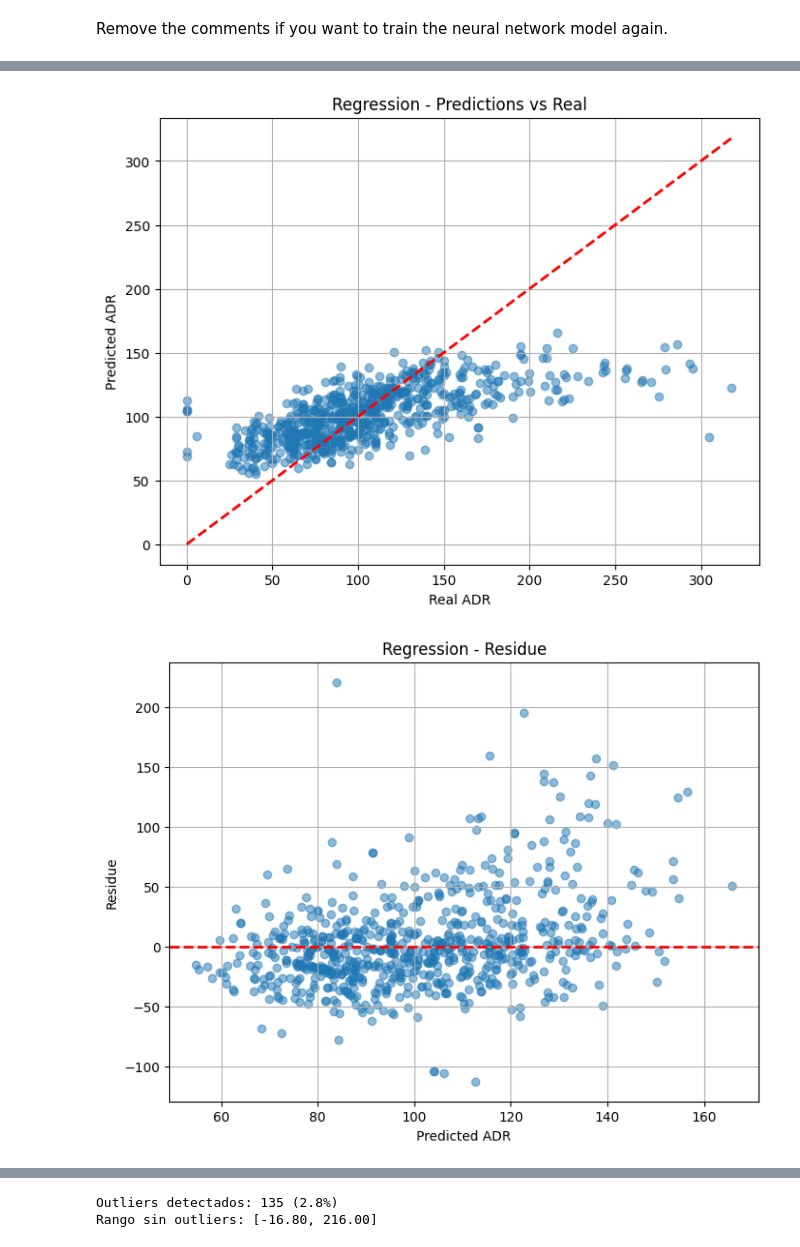
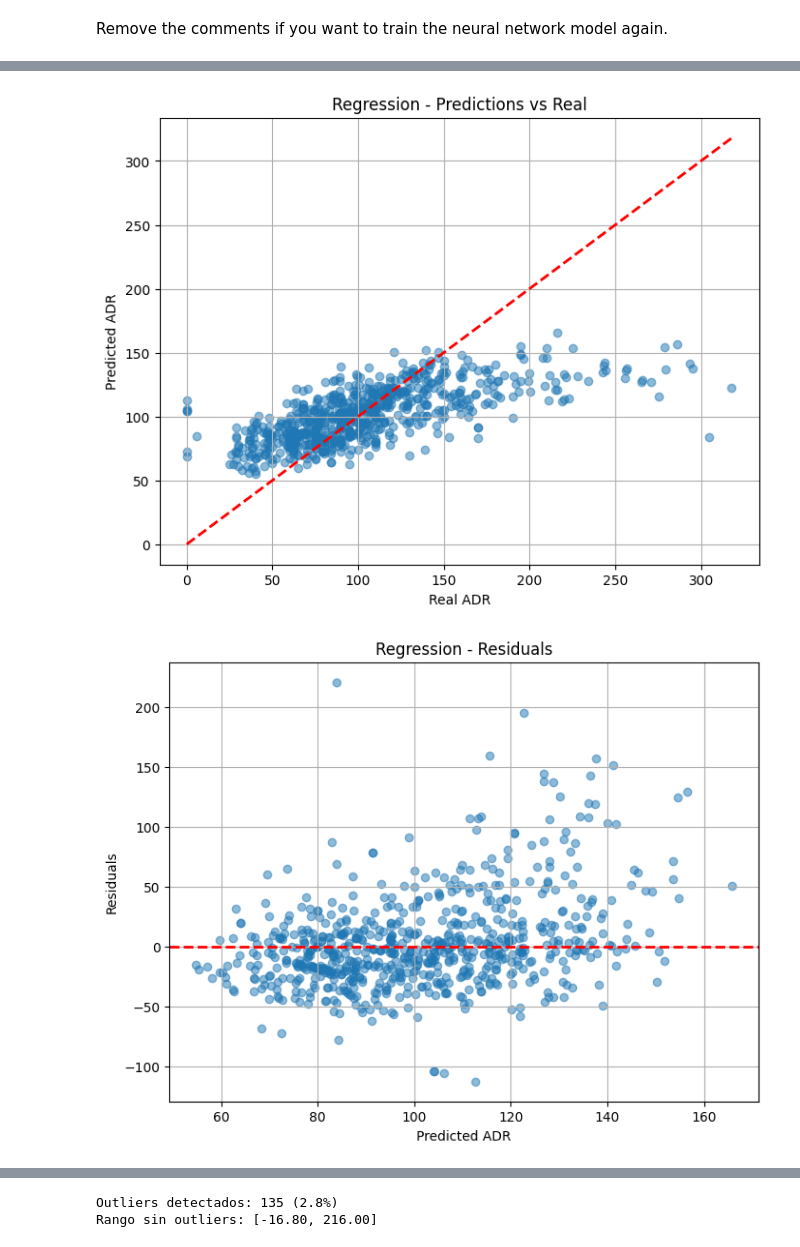
Before and after one commit to d1mo22/MD, a Jupyter notebook: Scripts/ANN.ipynb, the cells around one changed output, grey strips where cells are left out. Saved outputs shown, nothing was run; the diff lists cells and outputs as text; code cells hidden in the pictures.

```diff
--- a/Scripts/ANN.ipynb
+++ b/Scripts/ANN.ipynb
@@ -398,8 +417,8 @@ plt.figure(figsize=(8, 6))
 plt.scatter(y_pred_reg, residuos, alpha=0.5)
 plt.axhline(y=0, color='r', linestyle='--', lw=2)
 plt.xlabel('Predicted ADR')
-plt.ylabel('Residue')
-plt.title('Regression - Residue')
+plt.ylabel('Residuals')
+plt.title('Regression - Residuals')
 plt.grid(True)
 plt.show()
 
@@ -420,34 +439,34 @@ print(f"  Architecture: {best_cat['architecture']}")
 print(f"  Activation: {best_cat['activation']}")
 print(f"  Val AUC: {best_cat['val_auc']:.4f}")
 print(f"  Test AUC: {best_cat['test_auc']:.4f}")
 
 print()
 print("BEST REGRESSION MODEL CONFIGURATION:")
 print(f"  Architecture: {best_num['architecture']}")
 print(f"  Activation: {best_num['activation']}")
 print(f"  Val MAE: {best_num['val_mae']:.4f}")
 print(f"  Test MAE: {best_num['test_mae']:.4f}")
 # %% [output]
 Clasification model evaluation (Canceled)
 Loss: 0.3814
 Accuracy: 0.8205
 AUC: 0.9048
 
 Regression model evaluation (ADR)
 MSE: 1506.0046
 MAE: 27.1658
 [figure]
 Clasification Report:
               precision    recall  f1-score   support
 
 No Cancelado       0.86      0.85      0.86       458
    Cancelado       0.76      0.76      0.76       272
 
     accuracy                           0.82       730
    macro avg       0.81      0.81      0.81       730
 weighted avg       0.82      0.82      0.82       730
 [figure]
-[figure, old version]
+[figure, new version]
 BEST CLASSIFICATION MODEL CONFIGURATION:
   Architecture: [128, 64, 32]
   Activation: relu
```
Also changed, not shown: parts of 3 cells of this notebook, 9 other files.
